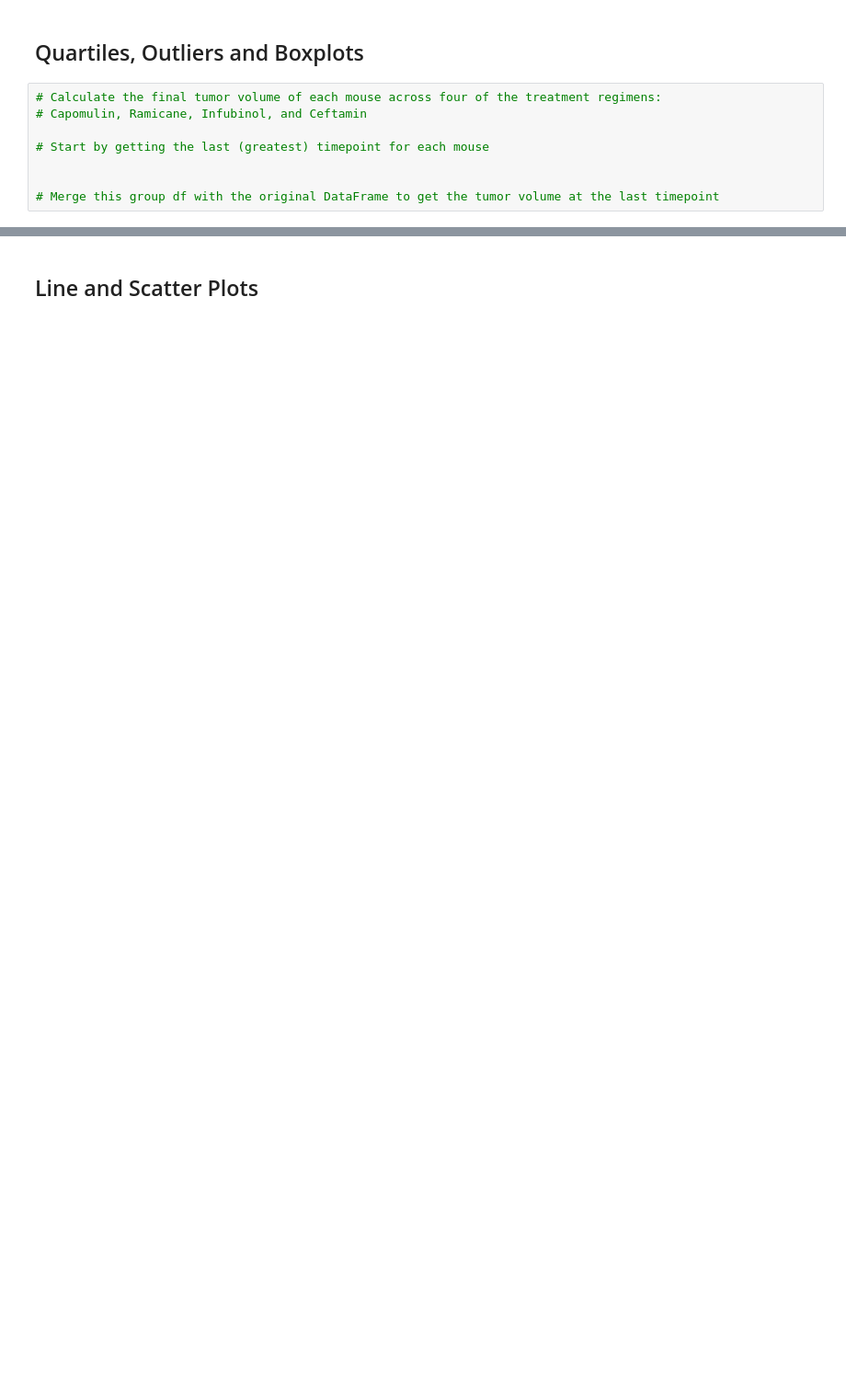
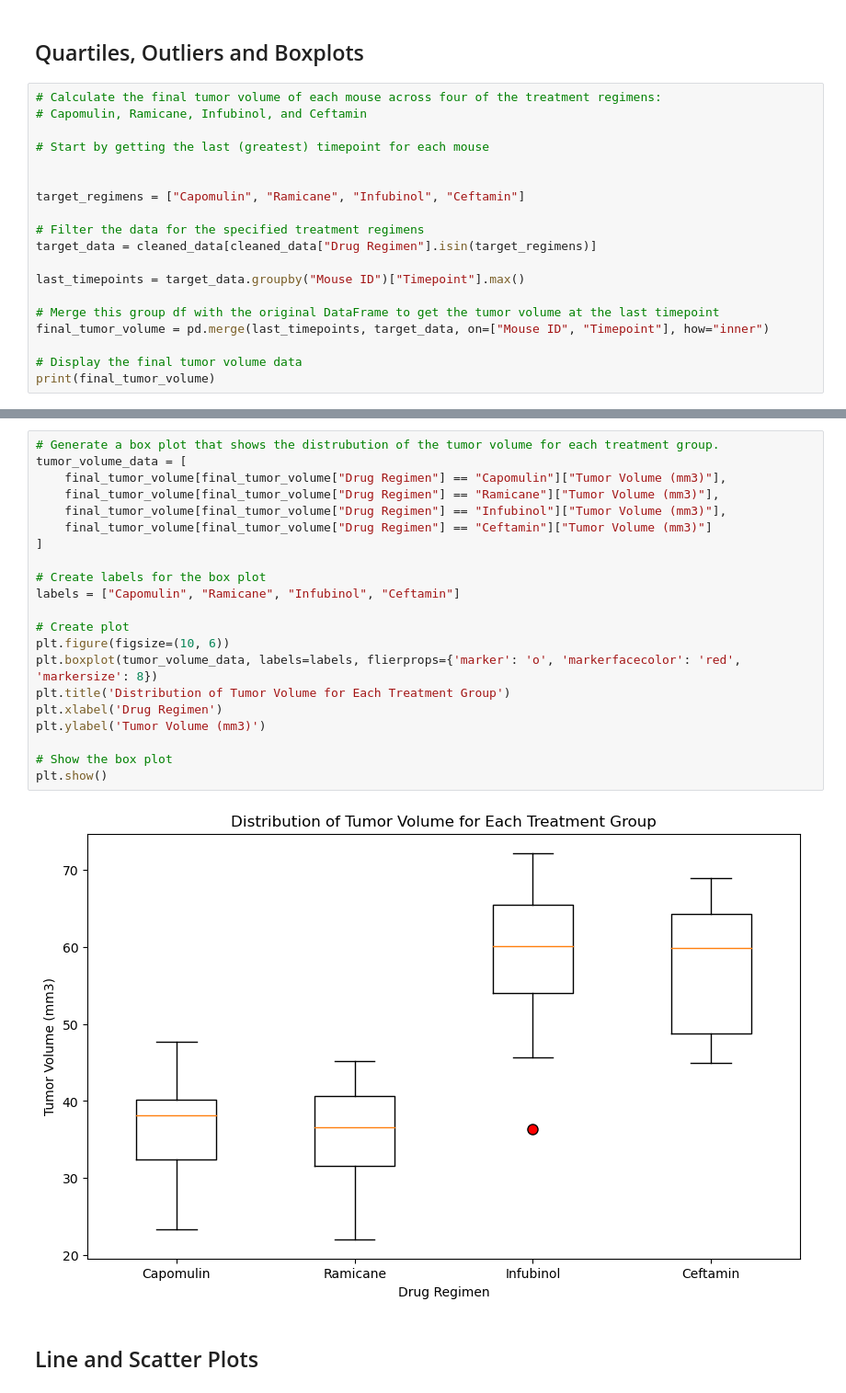
Before and after one commit to cnlamanna/matplotlib-challenge, a Jupyter notebook: Pymaceuticals/pymaceuticals_starter.ipynb, the cells around one changed output, grey strips where cells are left out. Shown at 92% size. Drawn from its saved outputs; the diff is of its cells as text; blank space fills up the shorter version.

```diff
--- a/Pymaceuticals/pymaceuticals_starter.ipynb
+++ b/Pymaceuticals/pymaceuticals_starter.ipynb
@@ -163,4 +208,15 @@ adv_summary_statistics
 # Start by getting the last (greatest) timepoint for each mouse
 
 
+target_regimens = ["Capomulin", "Ramicane", "Infubinol", "Ceftamin"]
+
+# Filter the data for the specified treatment regimens
+target_data = cleaned_data[cleaned_data["Drug Regimen"].isin(target_regimens)]
+
+last_timepoints = target_data.groupby("Mouse ID")["Timepoint"].max()
+
 # Merge this group df with the original DataFrame to get the tumor volume at the last timepoint
+final_tumor_volume = pd.merge(last_timepoints, target_data, on=["Mouse ID", "Timepoint"], how="inner")
+
+# Display the final tumor volume data
+print(final_tumor_volume)
@@ -194,2 +286,25 @@ Ceftamin's potential outliers: Series([], Name: Tumor Volume (mm3), dtype: float
+# %%
+# Generate a box plot that shows the distrubution of the tumor volume for each treatment group.
+tumor_volume_data = [
+    final_tumor_volume[final_tumor_volume["Drug Regimen"] == "Capomulin"]["Tumor Volume (mm3)"],
+    final_tumor_volume[final_tumor_volume["Drug Regimen"] == "Ramicane"]["Tumor Volume (mm3)"],
+    final_tumor_volume[final_tumor_volume["Drug Regimen"] == "Infubinol"]["Tumor Volume (mm3)"],
+    final_tumor_volume[final_tumor_volume["Drug Regimen"] == "Ceftamin"]["Tumor Volume (mm3)"]
+]
+
+# Create labels for the box plot
+labels = ["Capomulin", "Ramicane", "Infubinol", "Ceftamin"]
+
+# Create plot
+plt.figure(figsize=(10, 6))
+plt.boxplot(tumor_volume_data, labels=labels, flierprops={'marker': 'o', 'markerfacecolor': 'red', 'markersize': 8})
+plt.title('Distribution of Tumor Volume for Each Treatment Group')
+plt.xlabel('Drug Regimen')
+plt.ylabel('Tumor Volume (mm3)')
+
+# Show the box plot
+plt.show()
+# %% [output]
+[figure, added]
 # %% [markdown]
 ## Line and Scatter Plots
```
Also changed, not shown: parts of 16 cells of this notebook.
